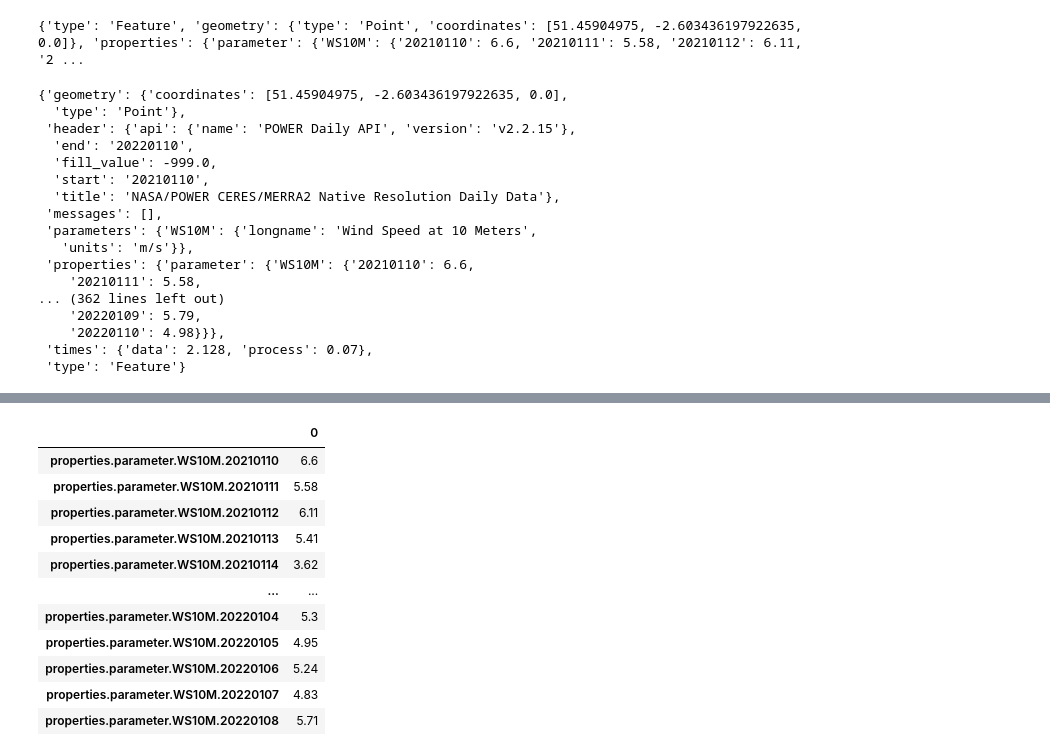
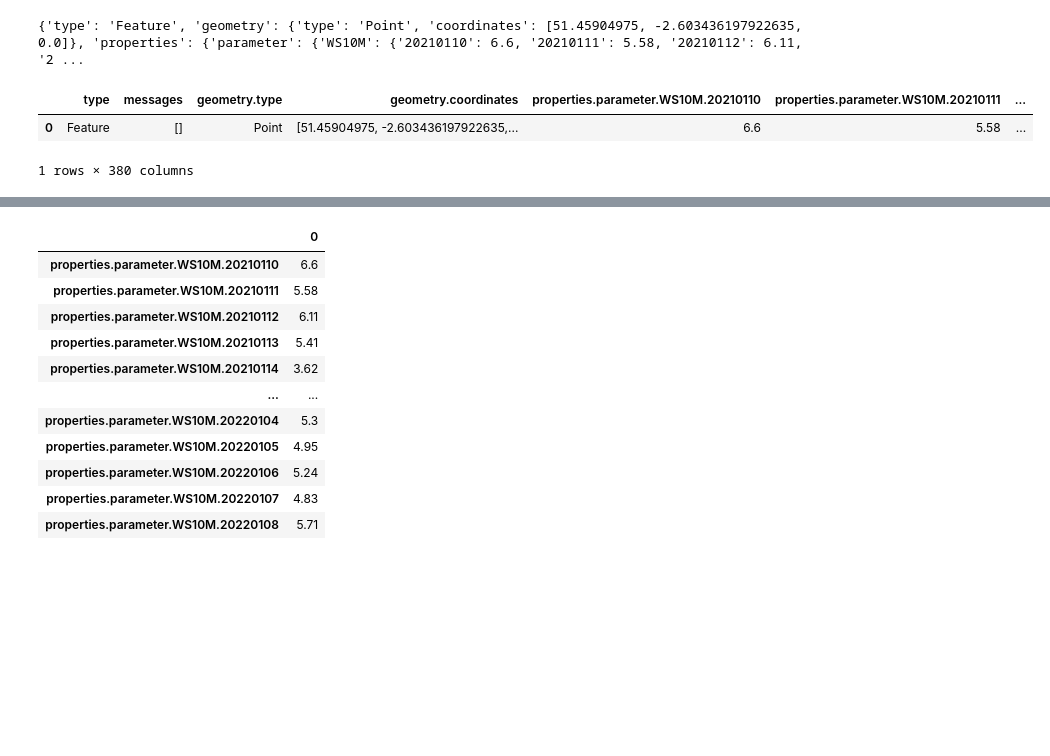
Before and after one commit to poppaea-jr/poppaea-jr.github.io, a Jupyter notebook: nasa_API.ipynb, the cells around one changed output, grey strips where cells are left out. Drawn from its saved outputs; the diff is of its cells as text; code cells hidden in the pictures; blank space fills up the shorter version.

```diff
--- a/nasa_API.ipynb
+++ b/nasa_API.ipynb
@@ -17,22 +24,2 @@ data = response.json()
-# %%
-data
-# %% [output]
-{'geometry': {'coordinates': [51.45904975, -2.603436197922635, 0.0],
-  'type': 'Point'},
- 'header': {'api': {'name': 'POWER Daily API', 'version': 'v2.2.15'},
-  'end': '20220110',
-  'fill_value': -999.0,
-  'start': '20210110',
-  'title': 'NASA/POWER CERES/MERRA2 Native Resolution Daily Data'},
- 'messages': [],
- 'parameters': {'WS10M': {'longname': 'Wind Speed at 10 Meters',
-   'units': 'm/s'}},
- 'properties': {'parameter': {'WS10M': {'20210110': 6.6,
-    '20210111': 5.58,
-... (362 lines left out)
-    '20220109': 5.79,
-    '20220110': 4.98}}},
- 'times': {'data': 2.128, 'process': 0.07},
- 'type': 'Feature'}
 # %%
 from pandas import json_normalize
@@ -39,5 +28,11 @@ from pandas import json_normalize
 # %%
 df = json_normalize(data)
+# %%
+df
+# %% [output]
+|  | type | messages | geometry.type | geometry.coordinates | properties.parameter.WS10M.20210110 | properties.parameter.WS10M.20210111 | ... |
+| 0 | Feature | [] | Point | [51.45904975, -2.603436197922635,... | 6.6 | 5.58 | ... |
+1 rows × 380 columns
 # %%
 df = df.T
 # %%
```
Also changed, not shown: parts of 9 cells of this notebook.
